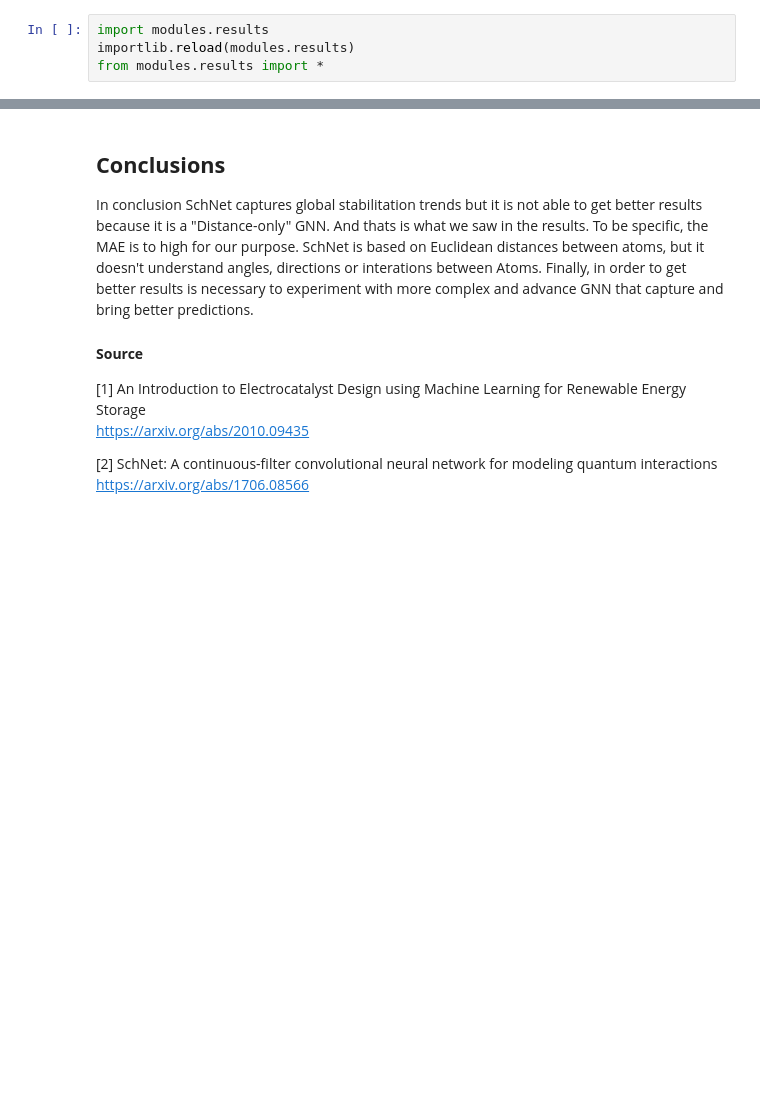
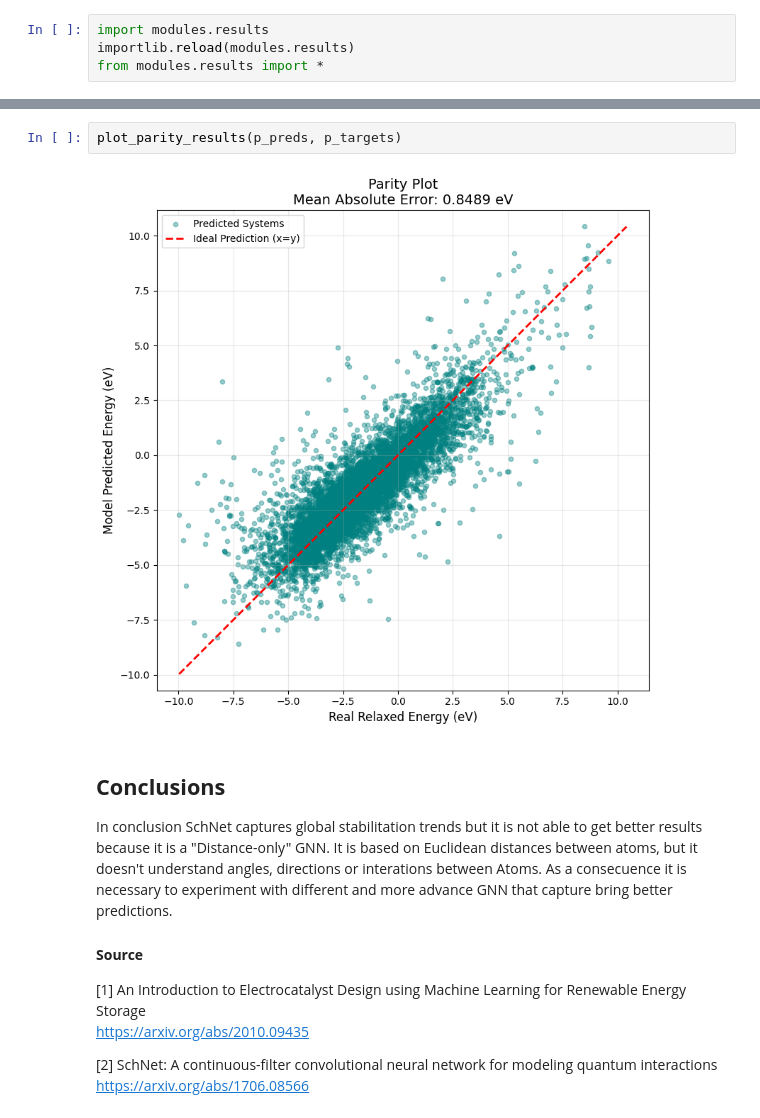
Before and after one commit to juanpaz90/h2-catalyst-ml, a Jupyter notebook: exploration.ipynb, the cells around one changed output, grey strips where cells are left out. Cells and saved outputs as stored; diff of their text form; blank space fills up the shorter version.

```diff
--- a/exploration.ipynb
+++ b/exploration.ipynb
@@ -326,7 +372,11 @@ plot_parity_results(preds, targets)
+# %%
+plot_parity_results(p_preds, p_targets)
+# %% [output]
+[figure, added]
 # %% [markdown]
 ## **Conclusions**
 
-In conclusion SchNet captures global stabilitation trends but it is not able to get better results because it is a "Distance-only" GNN. And thats is what we saw in the results. To be specific, the MAE is to high for our purpose. SchNet is based on Euclidean distances between atoms, but it doesn't understand angles, directions or interations between Atoms. Finally, in order to get better results is necessary to experiment with more complex and advance GNN that capture and bring better predictions.
+In conclusion SchNet captures global stabilitation trends but it is not able to get better results because it is a "Distance-only" GNN. It is based on Euclidean distances between atoms, but it doesn't understand angles, directions or interations between Atoms. As a consecuence it is necessary to experiment with different and more advance GNN that capture bring better predictions.
 
 
 #### **Source**
```
Also changed, not shown: parts of 22 cells of this notebook, 2 other files.
